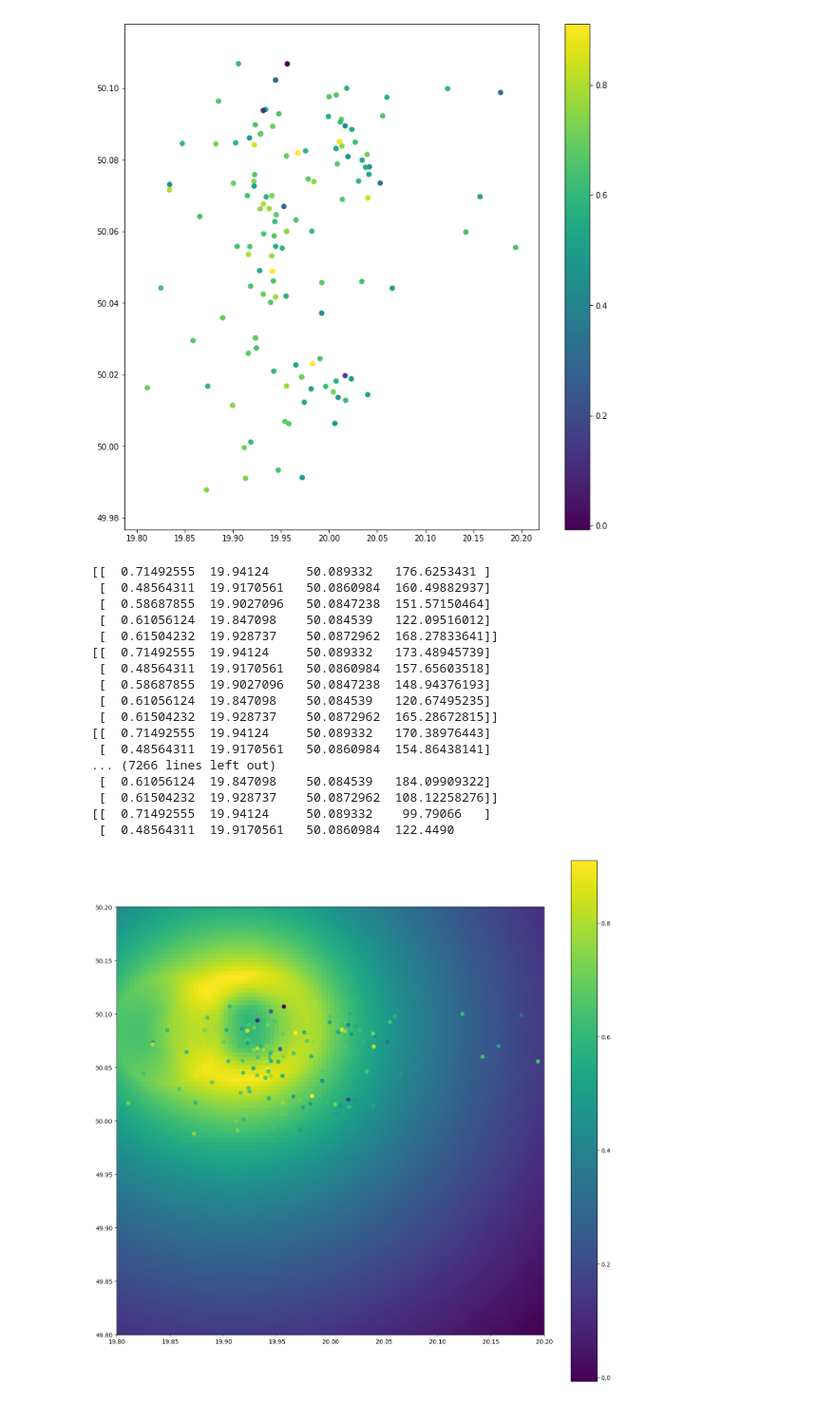
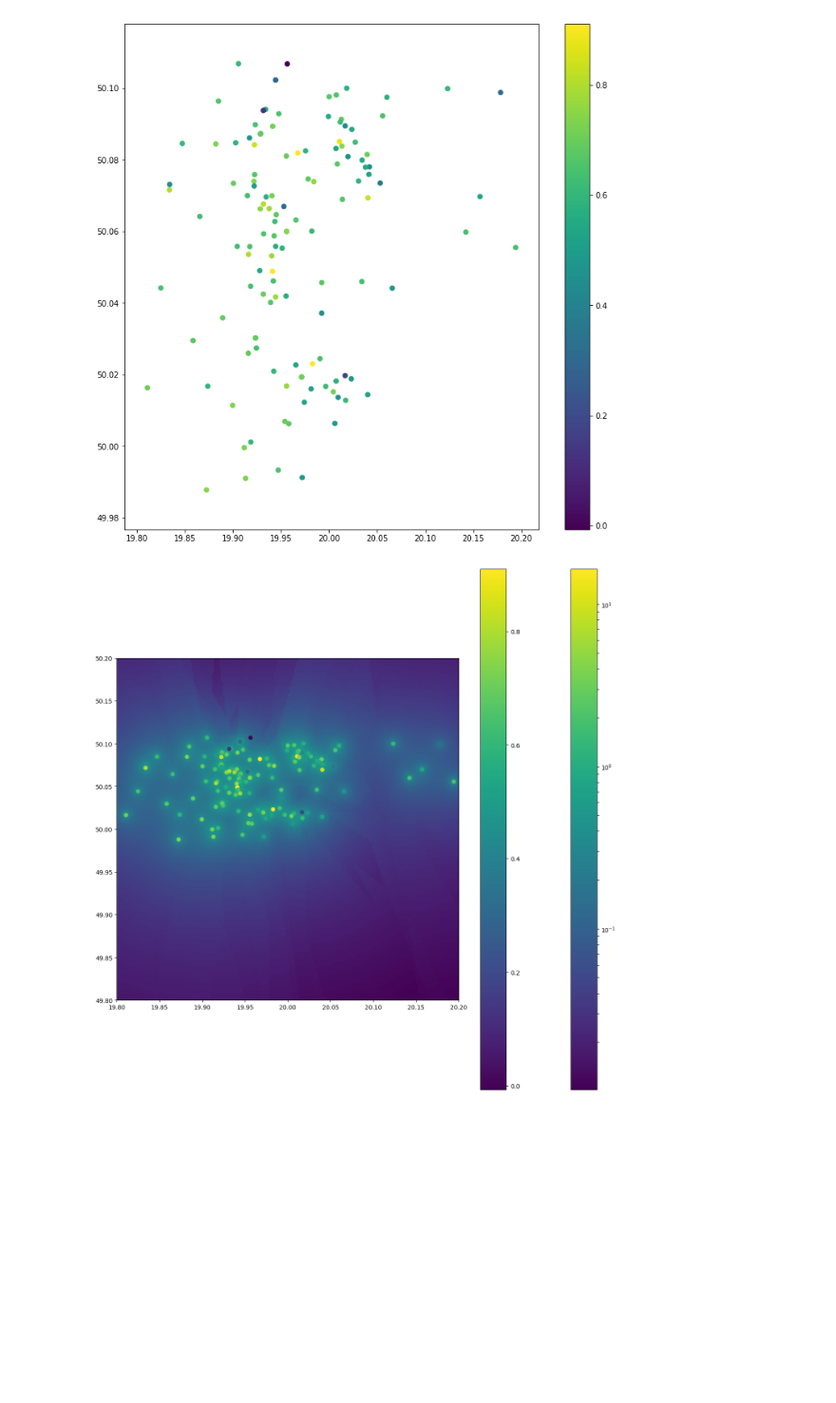
Before and after one commit to kowaalczyk/maraton-analizy-danych, a Jupyter notebook: src/HeatMap.ipynb, the cells around one changed output. Shown at 95% size. Drawn from its saved outputs; the diff is of its cells as text; code cells hidden in the pictures; blank space fills up the shorter version.

```diff
--- a/src/HeatMap.ipynb
+++ b/src/HeatMap.ipynb
@@ -54,7 +60,7 @@ ymax = 50.2
 xmin = 19.8
 xmax = 20.2
 size = 0.2
-array_size = 100
+array_size = 200
 
 # ta funkcja zamienia indeksy i,j na odpowiadające im punkty na płaszczyźnie
 def makePoint(i, j, array_size, size, xmin, ymin):
@@ -81,12 +87,12 @@ def education_cost(x, locations):
 #     b = np.zeros((locations.shape[0], locations.shape[1]+1))
 #     b[:,:-1] = locations
 #     b[:,-1:] = np.reshape(diff,(diff.size, 1))
-    locations = np.c_[locations, diff]
-    locations = np.sort(locations)
-    locations = locations[:LICZBA_ZNACZACYCH_SZKOL]
-    print(locations)
-    values = locations[...,2]/ locations[...,3]
-
+    sort = np.argsort(diff)
+    sort = sort[:LICZBA_ZNACZACYCH_SZKOL]
+    diff = diff[sort]
+    locations = locations[sort]
+#     print(locations)
+    values = locations[...,2]/ diff
 
     return np.sum(values)
 
@@ -99,51 +105,34 @@ for i in range(len(cost)):
 
 # Rysowanie obrazka
 im = plt.imshow(cost, norm = matplotlib.colors.LogNorm(), extent = (xmin, xmax, ymin, ymax))
-# plt.colorbar()
+plt.colorbar()
 
 plt.scatter(locations[...,1], locations[...,0], c = locations[...,2], marker = 'o')
 
 plt.colorbar()
 plt.show()
 
 # ax = plt.gca()
 # for i in range(len(ancors)):
 #     circle = plt.Circle(ancors[i], mypoint[i], color='r', fill=False, zorder = 0.2, label='Odległości od punktów pomiarowych')
 #     ax.add_artist(circle)
 
 # black_dots = plt.scatter([1, -1, 1, -1], [1, 1, -1, -1], color = 'black', label='Punkty pomiarowe')
 
 # steps = np.asarray(steps)
 # line = plt.Line2D(steps[...,0] , steps[...,1], color='grey', zorder = 0.3, label='Ścieżka algorytum opymalizującego')
 # ax.add_artist(line)
 
 # punkt,  = plt.plot(result.x[0], result.x[1], 'o', color='pink', zorder = 1.0, label = 'Wyznaczony punkt')
 
 # plt.colorbar(im)
 # plt.legend(handles=[black_dots, circle, line, punkt], loc ='upper right')#bbox_to_anchor=(0.3, -0.05))
 # plt.title("Heat-mapa na obrazku przedstawia funkcję kosztu(MSE), \n wyznaczoną jako suma kwadratów błedów pomiarów od wszystkich punktów pomiarowych.")
 
 # circle2 = plt.Circle(result.x, myMSE(result.x, ancors, mypoint) ** (1/2), color='pink', fill=False, zorder = 1.0)
 # ax.add_artist(circle2)
 
 # plt.savefig(savefile, dpi=100, facecolor='w', edgecolor='w')
 # print("Zapisano grafikę w pliku %s" % (savefile))
 # %% [output]
-[[  0.71492555  19.94124     50.089332   176.6253431 ]
- [  0.48564311  19.9170561   50.0860984  160.49882937]
- [  0.58687855  19.9027096   50.0847238  151.57150464]
- [  0.61056124  19.847098    50.084539   122.09516012]
- [  0.61504232  19.928737    50.0872962  168.27833641]]
-[[  0.71492555  19.94124     50.089332   173.48945739]
- [  0.48564311  19.9170561   50.0860984  157.65603518]
- [  0.58687855  19.9027096   50.0847238  148.94376193]
- [  0.61056124  19.847098    50.084539   120.67495235]
- [  0.61504232  19.928737    50.0872962  165.28672815]]
-[[  0.71492555  19.94124     50.089332   170.38976443]
- [  0.48564311  19.9170561   50.0860984  154.86438141]
-... (7266 lines left out)
- [  0.61056124  19.847098    50.084539   184.09909322]
- [  0.61504232  19.928737    50.0872962  108.12258276]]
-[[  0.71492555  19.94124     50.089332    99.79066   ]
- [  0.48564311  19.9170561   50.0860984  122.4490
-[figure, old version]
+[figure, new version]
```
Also changed, not shown: parts of 1 cell of this notebook, 1 other file.
